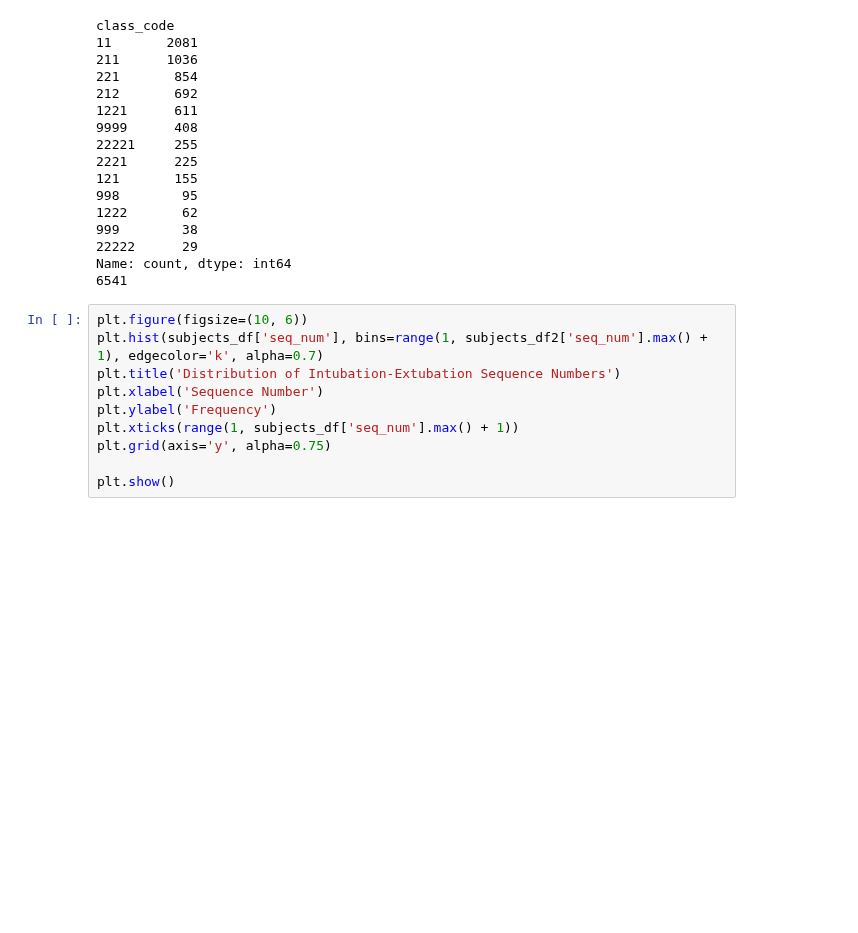
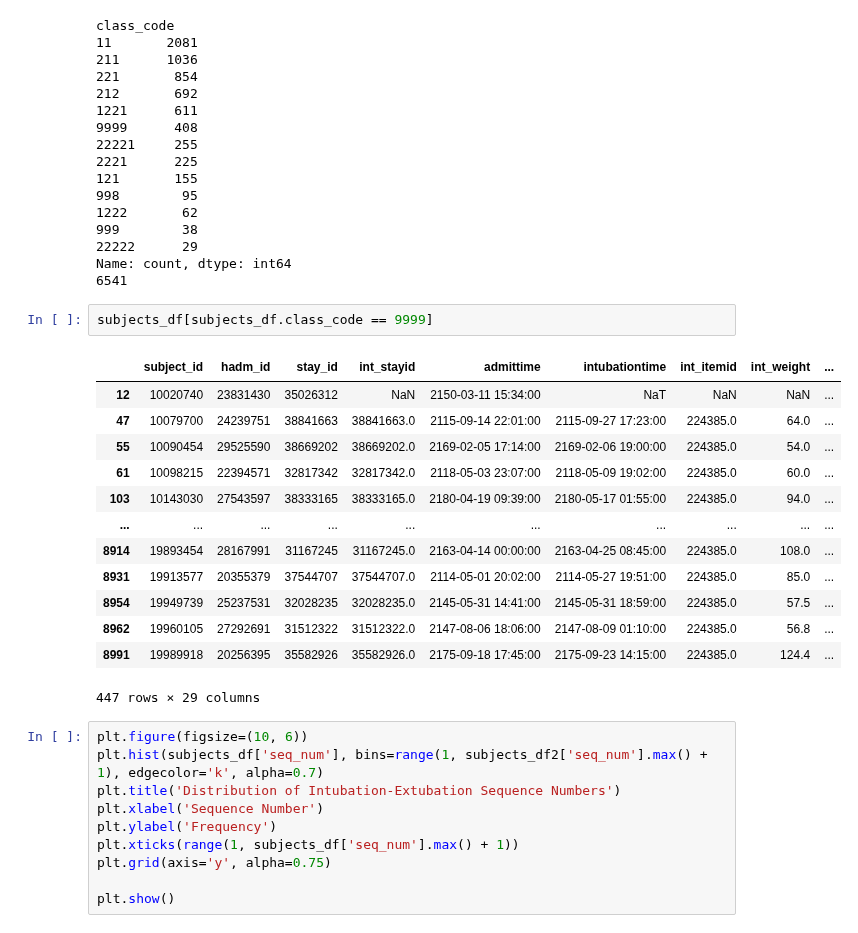
Before and after one commit to sujungleeml/P1_extubationfailure, a Jupyter notebook: 서대철/subjectlist_alignment_main.ipynb, the cells around one changed output. Drawn from its saved outputs; the diff is of its cells as text; blank space fills up the shorter version.

```diff
--- a/서대철/subjectlist_alignment_main.ipynb
+++ b/서대철/subjectlist_alignment_main.ipynb
@@ -429,6 +452,22 @@ class_code
 22222      29
 Name: count, dtype: int64
 6541
+# %%
+subjects_df[subjects_df.class_code == 9999]
+# %% [output]
+|  | subject_id | hadm_id | stay_id | int_stayid | admittime | intubationtime | int_itemid | int_weight | ... |
+| 12 | 10020740 | 23831430 | 35026312 | NaN | 2150-03-11 15:34:00 | NaT | NaN | NaN | ... |
+| 47 | 10079700 | 24239751 | 38841663 | 38841663.0 | 2115-09-14 22:01:00 | 2115-09-27 17:23:00 | 224385.0 | 64.0 | ... |
+| 55 | 10090454 | 29525590 | 38669202 | 38669202.0 | 2169-02-05 17:14:00 | 2169-02-06 19:00:00 | 224385.0 | 54.0 | ... |
+| 61 | 10098215 | 22394571 | 32817342 | 32817342.0 | 2118-05-03 23:07:00 | 2118-05-09 19:02:00 | 224385.0 | 60.0 | ... |
+| 103 | 10143030 | 27543597 | 38333165 | 38333165.0 | 2180-04-19 09:39:00 | 2180-05-17 01:55:00 | 224385.0 | 94.0 | ... |
+| ... | ... | ... | ... | ... | ... | ... | ... | ... | ... |
+| 8914 | 19893454 | 28167991 | 31167245 | 31167245.0 | 2163-04-14 00:00:00 | 2163-04-25 08:45:00 | 224385.0 | 108.0 | ... |
+| 8931 | 19913577 | 20355379 | 37544707 | 37544707.0 | 2114-05-01 20:02:00 | 2114-05-27 19:51:00 | 224385.0 | 85.0 | ... |
+| 8954 | 19949739 | 25237531 | 32028235 | 32028235.0 | 2145-05-31 14:41:00 | 2145-05-31 18:59:00 | 224385.0 | 57.5 | ... |
+| 8962 | 19960105 | 27292691 | 31512322 | 31512322.0 | 2147-08-06 18:06:00 | 2147-08-09 01:10:00 | 224385.0 | 56.8 | ... |
+| 8991 | 19989918 | 20256395 | 35582926 | 35582926.0 | 2175-09-18 17:45:00 | 2175-09-23 14:15:00 | 224385.0 | 124.4 | ... |
+447 rows × 29 columns
 # %%
 plt.figure(figsize=(10, 6))
 plt.hist(subjects_df['seq_num'], bins=range(1, subjects_df2['seq_num'].max() + 1), edgecolor='k', alpha=0.7)
```
Also changed, not shown: parts of 9 cells of this notebook, 8 other files.
